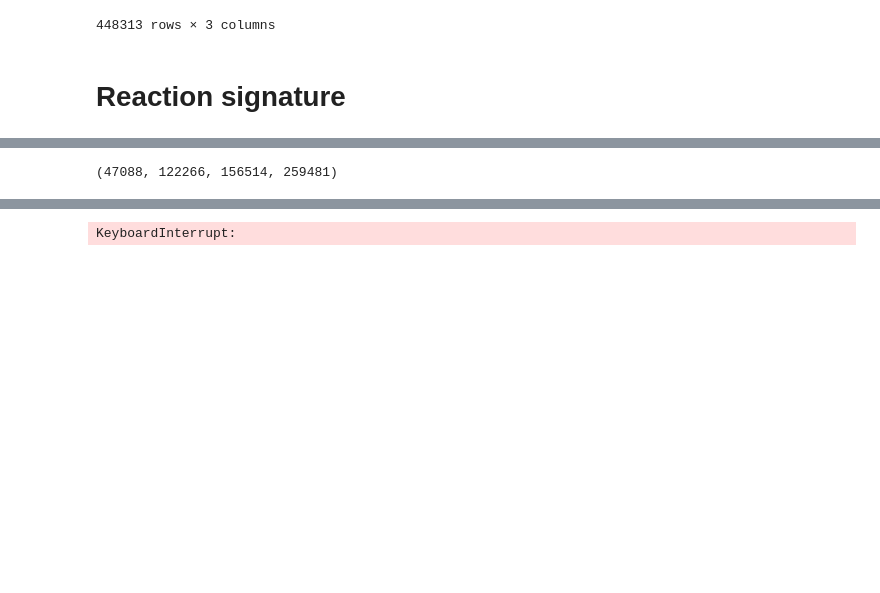
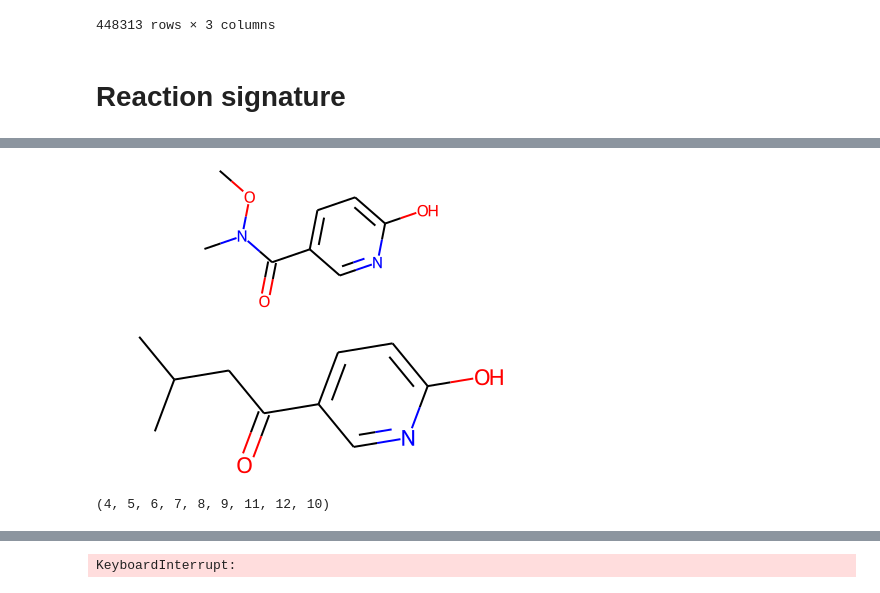
Before and after one commit to MrScabbyCreature/ReactionRL, a Jupyter notebook: uspto - reaction centre and signature .ipynb, the cells around one changed output, grey strips where cells are left out. Cells and saved outputs as stored; diff of their text form; code cells hidden in the pictures; blank space fills up the shorter version.

```diff
--- a/uspto - reaction centre and signature .ipynb
+++ b/uspto - reaction centre and signature .ipynb
@@ -286,4 +282,6 @@ Signature
-# %%
-47088, 122266, 156514, 259481
-# %% [output]
-(47088, 122266, 156514, 259481)
+# %%
+display(mol1)
+display(mol2)
+# %% [output]
+[figure, added]
+[figure, added]
@@ -289,0 +292,4 @@ Signature
+# %%
+mol2.GetSubstructMatch(cs)
+# %% [output]
+(4, 5, 6, 7, 8, 9, 11, 12, 10)
```
Also changed, not shown: parts of 5 cells of this notebook, 3 other files.
